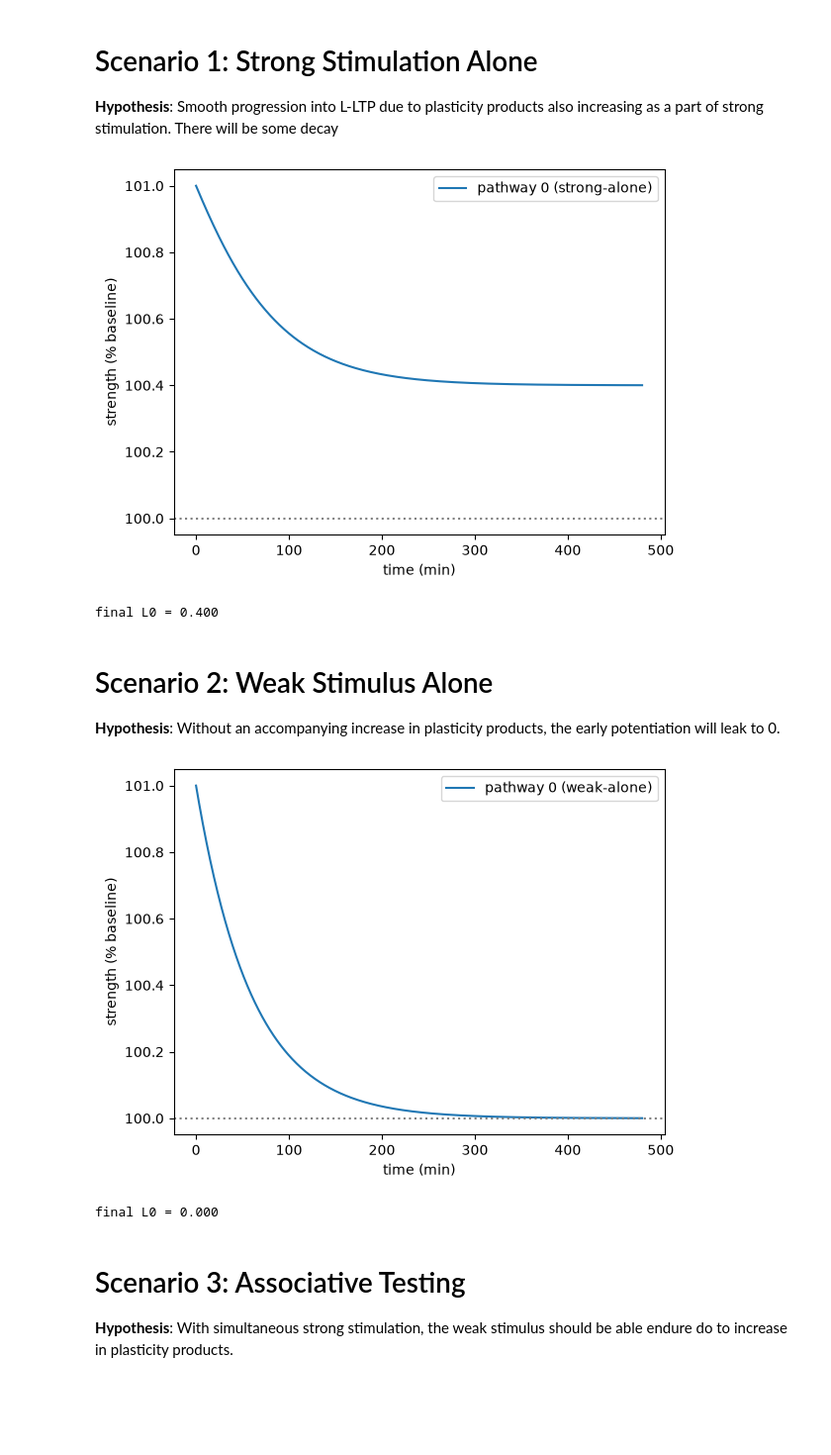
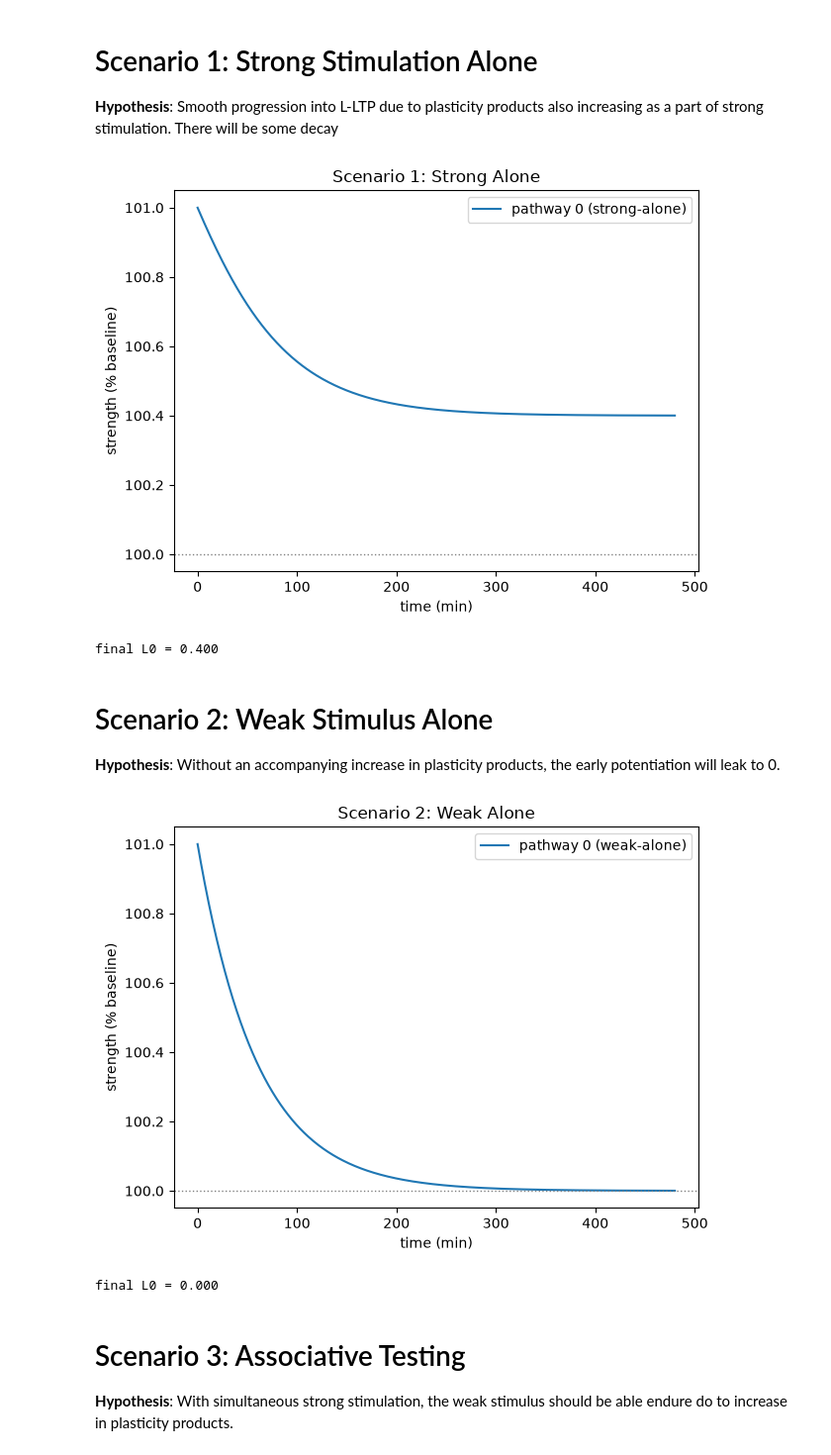
Before and after one commit to AVenkedesh/Long-Term-Potentiation-ODE-Model, a Jupyter notebook: src/validation.ipynb, the cells around one changed output. Shown at 99% size. Drawn from its saved outputs; the diff is of its cells as text; code cells hidden in the pictures; blank space fills up the shorter version.

```diff
--- a/src/validation.ipynb
+++ b/src/validation.ipynb
@@ -43,13 +37,9 @@ t,y = neuron.run(events, 480)
 (s0,) = neuron.strengths(y)
 # %%
-plt.plot(t, s0, label="pathway 0 (strong-alone)")
-plt.axhline(S_BASE, color="grey", ls=":")
-plt.xlabel("time (min)"); plt.ylabel("strength (% baseline)")
-plt.legend(); plt.show()
-
+plot_strengths(t, [s0], ["pathway 0 (strong-alone)"], S_BASE, title="Scenario 1: Strong Alone")
 print(f"final L0 = {y[2][-1]:.3f}")
 # %% [output]
-[figure, old version]
+[figure, new version]
 final L0 = 0.400
 # %% [markdown]
 # Scenario 2: Weak Stimulus Alone
@@ -60,26 +50,15 @@ dendrite = Dendrite(TAU_T, TAU_E, BETA)
 soma = Soma(TAU_P)
 neuron = Neuron([dendrite], soma, S_BASE)
 # %%
-events = [{
-    "time": 0,
-    "type": "weak",
-    "i": 0,
-    "s": S_TAG,
-    "e": S_EARLY,
-    "P": S_PRODUCT
-}]
+events = [weak_event(0, 0, S_TAG, S_EARLY)]
 
-t,y = neuron.run(events, 480)
+t, y = neuron.run(events, 480)
 (s0,) = neuron.strengths(y)
 # %%
-plt.plot(t, s0, label="pathway 0 (weak-alone)")
-plt.axhline(S_BASE, color="grey", ls=":")
-plt.xlabel("time (min)"); plt.ylabel("strength (% baseline)")
-plt.legend(); plt.show()
-
+plot_strengths(t, [s0], ["pathway 0 (weak-alone)"], S_BASE, title="Scenario 2: Weak Alone")
 print(f"final L0 = {y[2][-1]:.3f}")
 # %% [output]
-[figure, old version]
+[figure, new version]
 final L0 = 0.000
 # %% [markdown]
 # Scenario 3: Associative Testing
```
Also changed, not shown: parts of 11 cells of this notebook.
